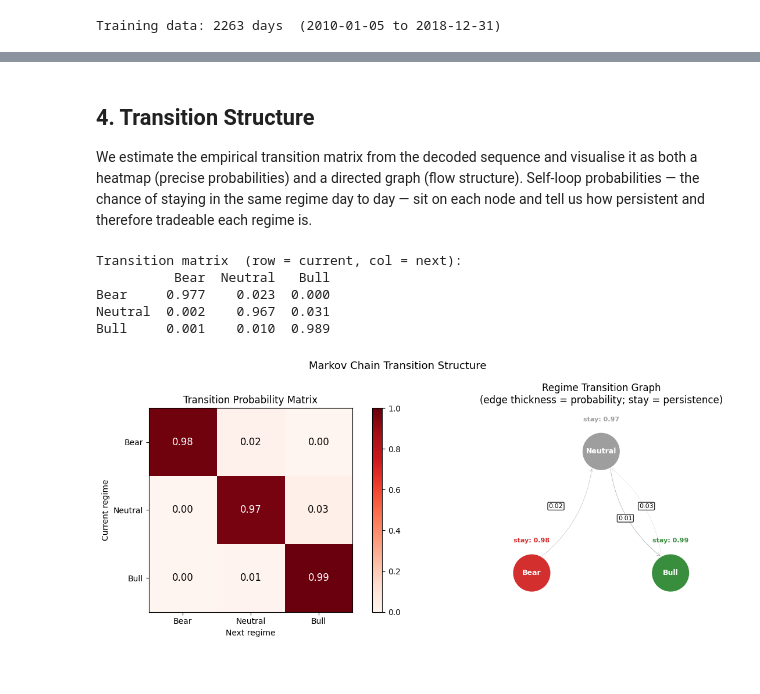
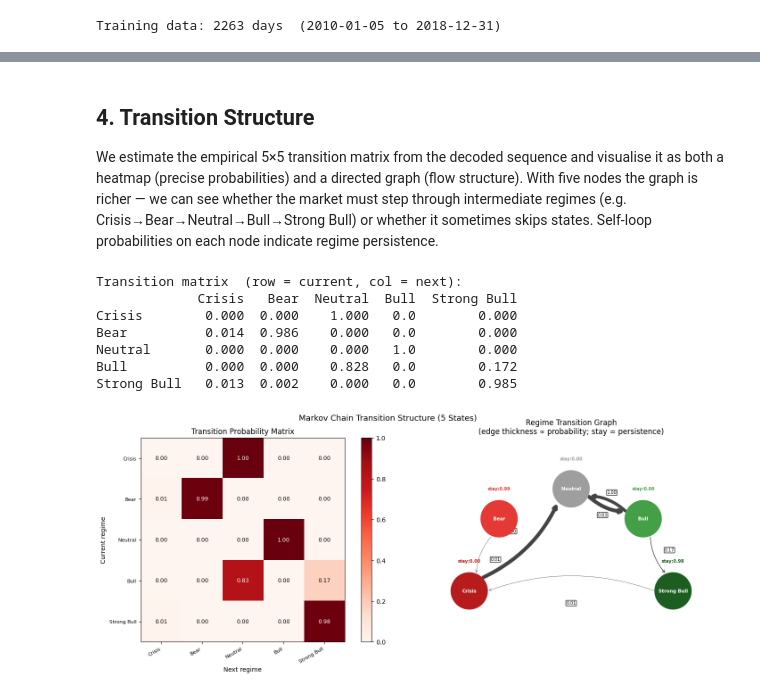
Before and after one commit to AdamA1024/5_Graphs, a Jupyter notebook: markov.ipynb, the cells around one changed output, grey strips where cells are left out. Cells and saved outputs as stored; diff of their text form; code cells hidden in the pictures.

Commit message:
changed to have 5 states. also implemented forward filter as a modification on viterbi to prevent look ahead bias

```diff
--- a/markov.ipynb
+++ b/markov.ipynb
@@ -148,7 +169,6 @@ The key thing to check here is that Bear clusters align with known stress period
 # %%
-fig, axes = plt.subplots(2, 1, figsize=(14, 6), sharex=True)
+fig, ax = plt.subplots(1, 1, figsize=(14, 6), sharex=True)
 
-ax = axes[0]
 ylo = float(spx['Close'].min()) * 0.97
 yhi = float(spx['Close'].max()) * 1.02
 for regime, color in REG_COLORS.items():
@@ -157,16 +177,10 @@ for regime, color in REG_COLORS.items():
 ax.plot(spx.index, spx['Close'], color='black', lw=0.8)
 ax.set_ylim(ylo, yhi)
 ax.set_ylabel('SPX Close')
-ax.set_title('SPX Price and Daily Returns — HMM Regime Classification (2010–2018)')
+ax.set_title('SPX Price and Daily Returns — 5-State HMM Regime Classification (2010–2018)')
 patches = [mpatches.Patch(color=REG_COLORS[r], label=r) for r in REGIMES]
-ax.legend(handles=patches, loc='upper left', fontsize=9)
+ax.legend(handles=patches, loc='upper left', fontsize=8, ncol=5)
 
-ax = axes[1]
-for regime, color in REG_COLORS.items():
-    mask = spx['regime'] == regime
-    ax.bar(spx.index[mask], spx.loc[mask, 'ret'] * 100, color=color, width=1, alpha=0.85)
-ax.axhline(0, color='black', lw=0.5)
-ax.set_ylabel('Log Return (%)')
 
 plt.tight_layout()
 plt.show()
@@ -177,12 +191,13 @@ The timeline should show Bear periods clustering around the known stress events
 # %% [markdown]
 ## 4. Transition Structure
 
-We estimate the empirical transition matrix from the decoded sequence and visualise it as
+We estimate the empirical 5×5 transition matrix from the decoded sequence and visualise it as
 both a heatmap (precise probabilities) and a directed graph (flow structure).
-Self-loop probabilities — the chance of staying in the same regime day to day — sit on each node
-and tell us how persistent and therefore tradeable each regime is.
+With five nodes the graph is richer — we can see whether the market must step through
+intermediate regimes (e.g. Crisis→Bear→Neutral→Bull→Strong Bull) or whether it sometimes
+skips states. Self-loop probabilities on each node indicate regime persistence.
 # %%
-P = np.zeros((3, 3))
+P = np.zeros((N_STATES, N_STATES))
 for t in range(len(spx) - 1):
     i = REGIMES.index(spx['regime'].iloc[t])
     j = REGIMES.index(spx['regime'].iloc[t + 1])
@@ -193,65 +208,69 @@ print('Transition matrix  (row = current, col = next):')
 print(pd.DataFrame(P.round(3), index=REGIMES, columns=REGIMES))
 # %% [output]
 Transition matrix  (row = current, col = next):
-          Bear  Neutral   Bull
-Bear     0.977    0.023  0.000
-Neutral  0.002    0.967  0.031
-Bull     0.001    0.010  0.989
+             Crisis   Bear  Neutral  Bull  Strong Bull
+Crisis        0.000  0.000    1.000   0.0        0.000
+Bear          0.014  0.986    0.000   0.0        0.000
+Neutral       0.000  0.000    0.000   1.0        0.000
+Bull          0.000  0.000    0.828   0.0        0.172
+Strong Bull   0.013  0.002    0.000   0.0        0.985
 # %%
-fig, axes = plt.subplots(1, 2, figsize=(14, 5))
+fig, axes = plt.subplots(1, 2, figsize=(16, 6))
 
-# Heatmap
+# ── Heatmap ──
 ax = axes[0]
 im = ax.imshow(P, cmap='Reds', vmin=0, vmax=1)
-ax.set_xticks(range(3)); ax.set_xticklabels(REGIMES)
-ax.set_yticks(range(3)); ax.set_yticklabels(REGIMES)
+ax.set_xticks(range(N_STATES)); ax.set_xticklabels(REGIMES, fontsize=8, rotation=30, ha='right')
+ax.set_yticks(range(N_STATES)); ax.set_yticklabels(REGIMES, fontsize=8)
 ax.set_xlabel('Next regime'); ax.set_ylabel('Current regime')
 ax.set_title('Transition Probability Matrix')
-for i in range(3):
-    for j in range(3):
-        ax.text(j, i, f'{P[i,j]:.2f}', ha='center', va='center', fontsize=12,
+for i in range(N_STATES):
+    for j in range(N_STATES):
+        ax.text(j, i, f'{P[i,j]:.2f}', ha='center', va='center', fontsize=9,
                 color='white' if P[i, j] > 0.55 else 'black')
 plt.colorbar(im, ax=ax)
 
-# Directed graph
+# ── Directed graph — pentagon layout ──
 ax = axes[1]
-pos  = {'Bear': (-0.8, -0.5), 'Neutral': (0, 0.9), 'Bull': (0.8, -0.5)}
-node_r = 0.21
+# Place nodes in a semicircle: Crisis far left, Strong Bull far right, Neutral at top
+angles = np.linspace(np.pi, 0, N_STATES)
+pos = {r: (1.0 * np.cos(a), 1.0 * np.sin(a)) for r, a in zip(REGIMES, angles)}
+node_r = 0.18
 
 for i, r1 in enumerate(REGIMES):
     for j, r2 in enumerate(REGIMES):
-        if i == j or P[i, j] < 0.01:
+        if i == j or P[i, j] < 0.005:
             continue
         x1, y1 = pos[r1]; x2, y2 = pos[r2]
         dx, dy = x2 - x1, y2 - y1
         n = (dx**2 + dy**2) ** 0.5
         sx, sy = x1 + node_r * dx / n, y1 + node_r * dy / n
         ex, ey = x2 - node_r * dx / n, y2 - node_r * dy / n
         ax.annotate('', xy=(ex, ey), xytext=(sx, sy),
-                    arrowprops=dict(arrowstyle='->', lw=P[i, j] * 7,
-                                    color='#444444', connectionstyle='arc3,rad=0.2'))
+                    arrowprops=dict(arrowstyle='->', lw=max(P[i, j] * 6, 0.5),
+                                    color='#444444', connectionstyle='arc3,rad=0.18'))
         mx, my = (sx + ex) / 2, (sy + ey) / 2
         pdx, pdy = -dy / n, dx / n
-        ax.text(mx + 0.14 * pdx, my + 0.14 * pdy, f'{P[i,j]:.2f}',
-                fontsize=8, ha='center', va='center',
-                bbox=dict(boxstyle='round,pad=0.15', facecolor='white', alpha=0.8))
+        ax.text(mx + 0.12 * pdx, my + 0.12 * pdy, f'{P[i,j]:.2f}',
+                fontsize=7, ha='center', va='center',
+                bbox=dict(boxstyle='round,pad=0.12', facecolor='white', alpha=0.85))
 
 for regime, (x, y) in pos.items():
     circle = plt.Circle((x, y), node_r, color=REG_COLORS[regime], zorder=5)
     ax.add_patch(circle)
     ax.text(x, y, regime, ha='center', va='center',
-            color='white', fontweight='bold', fontsize=9, zorder=6)
+            color='white', fontweight='bold', fontsize=7.5, zorder=6)
     i = REGIMES.index(regime)
-    ax.text(x, y + node_r + 0.14, f'stay: {P[i,i]:.2f}',
-            ha='center', fontsize=8, color=REG_COLORS[regime], fontweight='bold')
+    ax.text(x, y + node_r + 0.1, f'stay:{P[i,i]:.2f}',
+            ha='center', fontsize=7, color=REG_COLORS[regime], fontweight='bold')
 
-ax.set_xlim(-1.3, 1.3); ax.set_ylim(-0.95, 1.4)
+ax.set_xlim(-1.5, 1.5); ax.set_ylim(-0.5, 1.5)
 ax.set_aspect('equal'); ax.axis('off')
-ax.set_title('Regime Transition Graph\n(edge thickness = probability; stay = persistence)')
+ax.set_title('Regime Transition Graph\n(edge thickness ∝ probability; stay = persistence)')
 
-plt.suptitle('Markov Chain Transition Structure', fontsize=13)
+plt.suptitle('Markov Chain Transition Structure (5 States)', fontsize=13)
 plt.tight_layout()
 plt.show()
 # %% [output]
-[figure, old version]
+[figure, new version]
 # %% [markdown]
```
Also changed, not shown: parts of 20 cells of this notebook, 1 other file.
